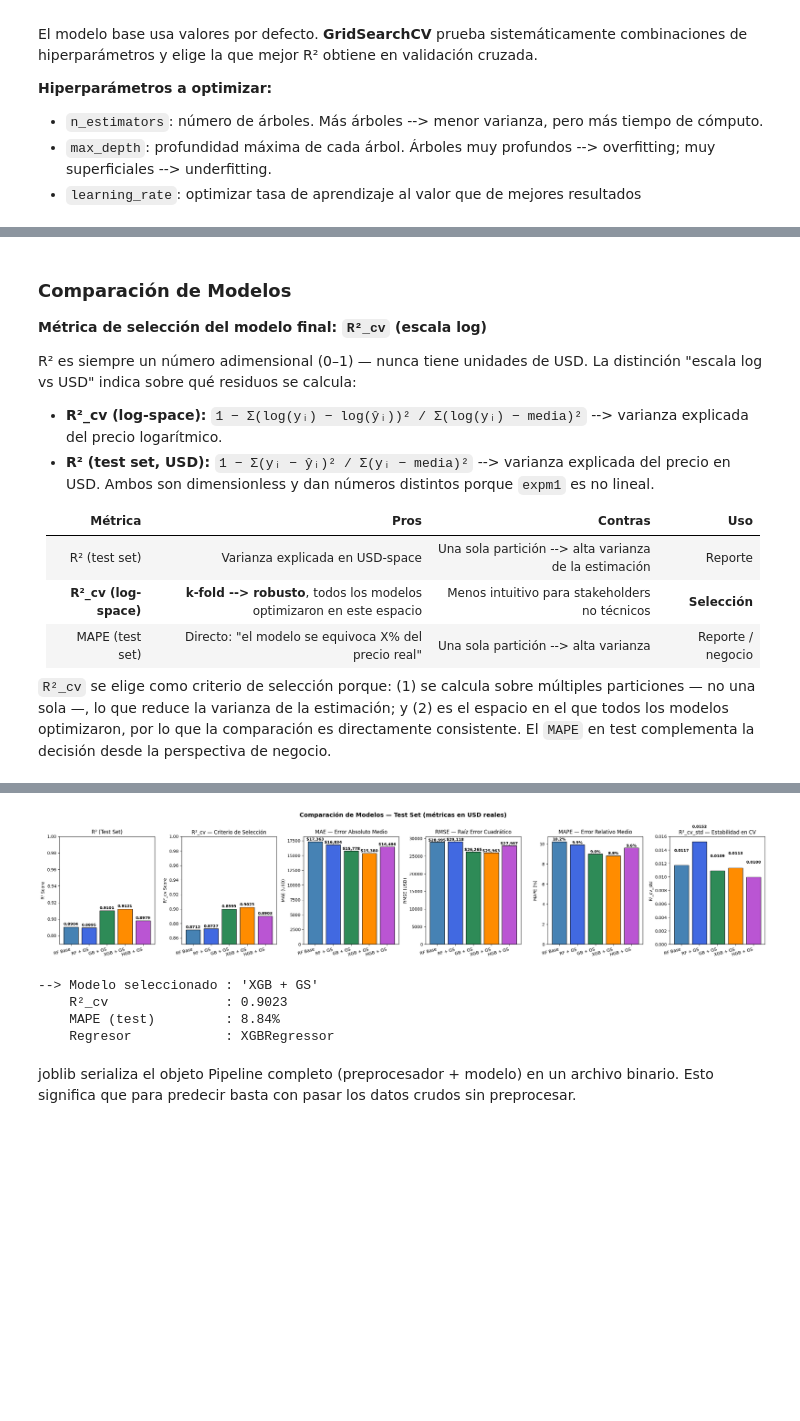
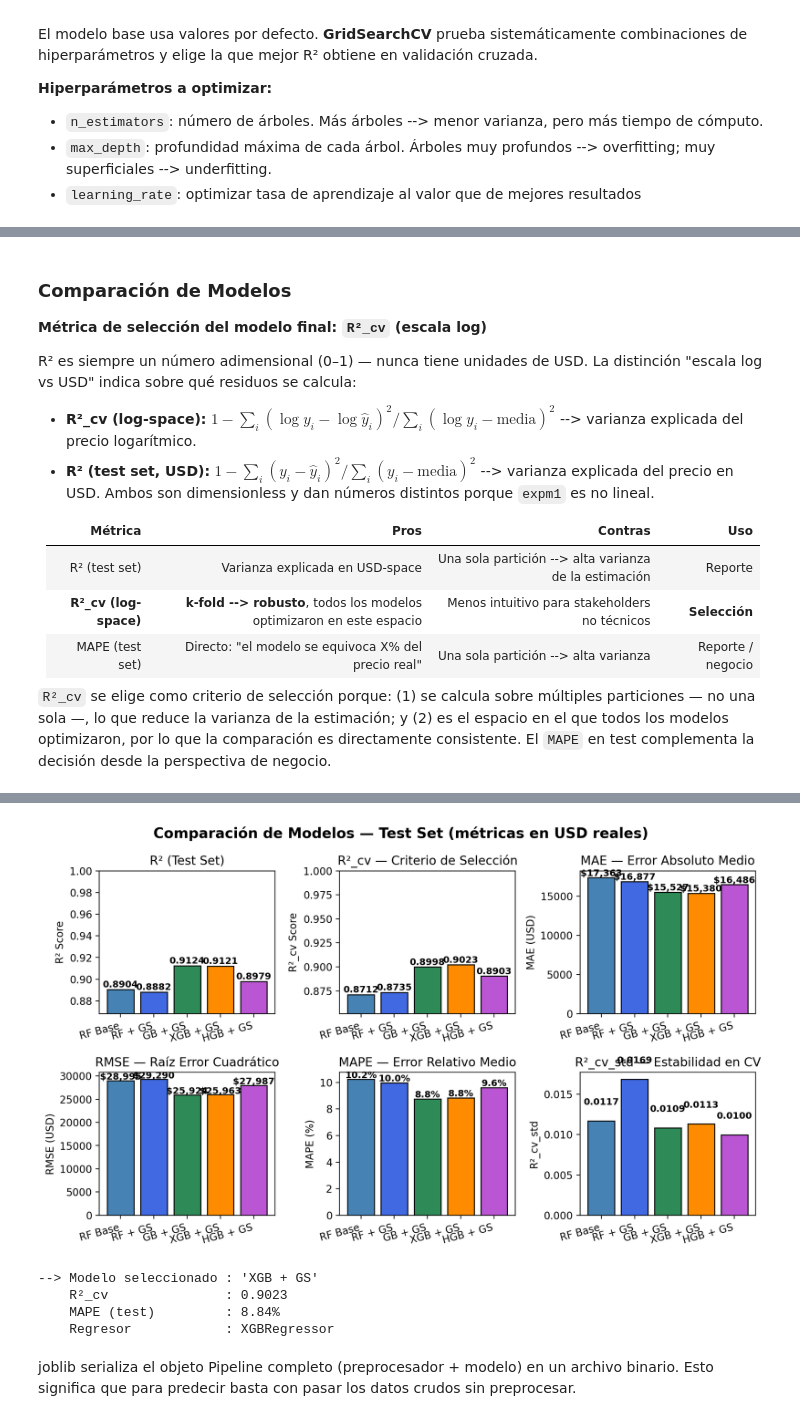
Before and after one commit to EzequielGaribotto/IA-BigData, a Jupyter notebook: M03_ProgramacionDeIA/RA2/T4/ACT_OBL_04/ames_housing_price_prediction.ipynb, the cells around one changed output, grey strips where cells are left out. Saved outputs shown, nothing was run; the diff lists cells and outputs as text; code cells hidden in the pictures; blank space fills up the shorter version.

```diff
--- a/M03_ProgramacionDeIA/RA2/T4/ACT_OBL_04/ames_housing_price_prediction.ipynb
+++ b/M03_ProgramacionDeIA/RA2/T4/ACT_OBL_04/ames_housing_price_prediction.ipynb
@@ -66,6 +59,9 @@ from sklearn.ensemble import HistGradientBoostingRegressor
 
 # --- Métricas de evaluación ---
 from sklearn.metrics import mean_squared_error, mean_absolute_error, r2_score
+
+plt.rcParams['figure.figsize'] = (10, 4)
+%config InlineBackend.figure_format = 'retina'
 # %% [markdown]
 ### Carga del Dataset
 
@@ -880,8 +886,8 @@ Tiempo total: 130.9 s
 
 R² es siempre un número adimensional (0–1) — nunca tiene unidades de USD. La distinción "escala log vs USD" indica sobre qué residuos se calcula:
 
-- **R²_cv (log-space):** `1 − Σ(log(yᵢ) − log(ŷᵢ))² / Σ(log(yᵢ) − media)²` --> varianza explicada del precio logarítmico.
-- **R² (test set, USD):** `1 − Σ(yᵢ − ŷᵢ)² / Σ(yᵢ − media)²` --> varianza explicada del precio en USD. Ambos son dimensionless y dan números distintos porque `expm1` es no lineal.
+- **R²_cv (log-space):** $1 - \sum_i (\log y_i - \log \hat{y}_i)^2 / \sum_i (\log y_i - \text{media})^2$ --> varianza explicada del precio logarítmico.
+- **R² (test set, USD):** $1 - \sum_i (y_i - \hat{y}_i)^2 / \sum_i (y_i - \text{media})^2$ --> varianza explicada del precio en USD. Ambos son dimensionless y dan números distintos porque `expm1` es no lineal.
 
 | Métrica | Pros | Contras | Uso |
 |---|---|---|---|
@@ -1004,7 +1010,8 @@ styled = tabla.style.set_table_styles([
 display(styled)
 
 # Gráfico comparativo
-fig, axes = plt.subplots(1, 6, figsize=(24, 5))
+fig, axes = plt.subplots(2, 3, figsize=(10, 6))
+axes = axes.ravel()
 
 nombres = list(resultados.keys())
 colores = ['steelblue', 'royalblue', 'seagreen', 'darkorange', 'mediumorchid']
@@ -1093,4 +1100,4 @@ print(f"    Regresor            : {type(modelo_final.named_steps['regressor'])._
-[figure, old version]
+[figure, new version]
 --> Modelo seleccionado : 'XGB + GS'
     R²_cv               : 0.9023
     MAPE (test)         : 8.84%
```
Also changed, not shown: parts of 9 cells of this notebook, 24 other files.
